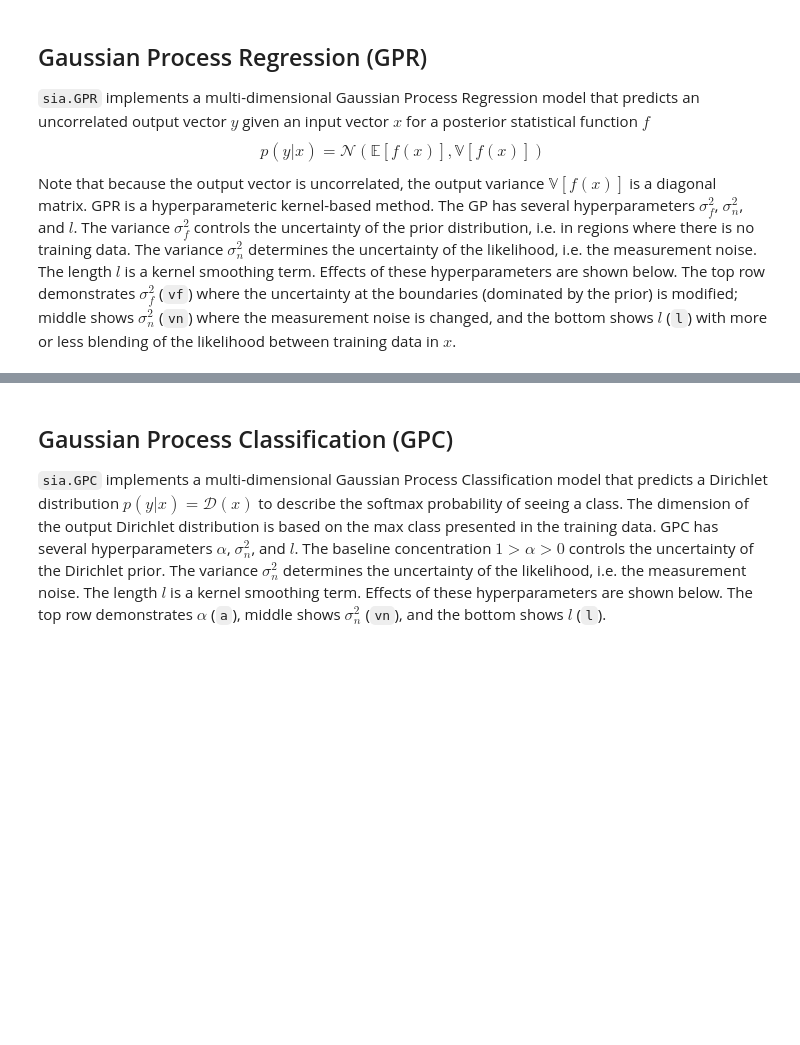
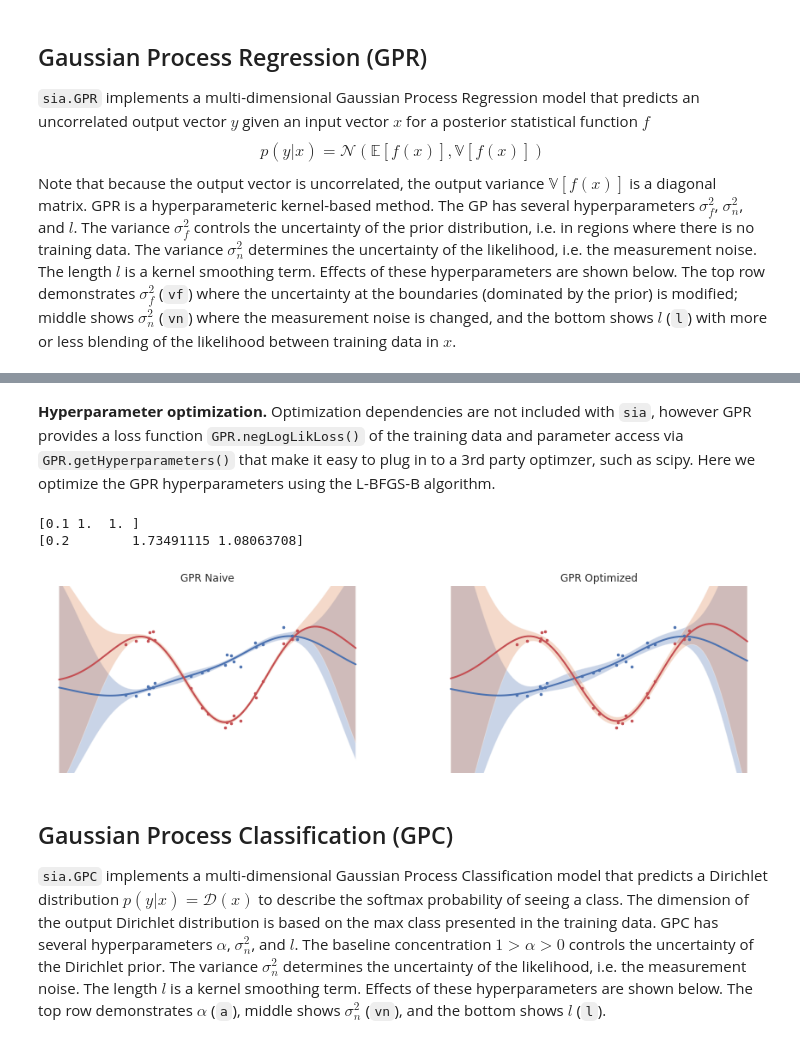
Before and after one commit to parkerowan/libsia, a Jupyter notebook: docs/belief/belief.ipynb, the cells around one changed output, grey strips where cells are left out. Cells and saved outputs as stored; diff of their text form; code cells hidden in the pictures; blank space fills up the shorter version.

Commit message:
Adds log likelihood loss to GPR, scipy optimization example to docs

```diff
--- a/docs/belief/belief.ipynb
+++ b/docs/belief/belief.ipynb
@@ -512,3 +512,58 @@ for i in range(len(ax)):
+# %% [markdown]
+**Hyperparameter optimization.** Optimization dependencies are not included with `sia`, however GPR provides a loss function `GPR.negLogLikLoss()` of the training data and parameter access via `GPR.getHyperparameters()` that make it easy to plug in to a 3rd party optimzer, such as scipy.  Here we optimize the GPR hyperparameters using the L-BFGS-B algorithm.
+# %%
+from scipy.optimize import minimize
+
+gpr_naive = sia.GPR(np.array([xtrain]), ytrain)
+gpr_optm = sia.GPR(np.array([xtrain]), ytrain)
+
+# Optimize the hyperparameters using the L-BFGS-B algorithm
+# and the negative log likelihood loss function provided by the sia.GPR
+res = minimize(gpr_optm.negLogLikLoss,
+               x0=gpr_optm.getHyperparameters(),
+               bounds=((2e-1, 10), (1e-2, 50), (1e-2, 50)),
+               options={'disp': True},
+               method='L-BFGS-B')
+gpr_optm.setHyperparameters(res.x)
+print(gpr_naive.getHyperparameters())
+print(gpr_optm.getHyperparameters())
+
+models = {
+    "Naive": gpr_naive,
+    "Optimized": gpr_optm
+}
+
+# Plot the raw data
+f, ax = plt.subplots(nrows=1, ncols=2, figsize=(15, 4))
+ax = ax.flat
+sns.despine(f, left=True, bottom=True)
+
+for i in range(len(models.values())):
+    key = list(models.keys())[i]
+
+    # Evaluate it
+    xtest = np.linspace(-1, 5, 101)
+    gpr_mu = np.zeros((2, len(xtest)))
+    gpr_sig = np.zeros((2, len(xtest)))
+    for k in range(len(xtest)):
+        gaussian = models[key].predict(np.array([xtest[k]]))
+        gpr_mu[:, k] = gaussian.mean()
+        gpr_sig[:, k] = np.diag(gaussian.covariance())
+
+    # Plot the belief for each axis and overlay the training data
+    ax[i].fill_between(xtest, gpr_mu[0, :] + 3 * gpr_sig[0, :], gpr_mu[0, :] - 3 * gpr_sig[0, :],  alpha=0.3)
+    ax[i].plot(xtest, gpr_mu[0, :], 'b', lw=2)
+    ax[i].fill_between(xtest, gpr_mu[1, :] + 3 * gpr_sig[1, :], gpr_mu[1, :] - 3 * gpr_sig[1, :],  alpha=0.3)
+    ax[i].plot(xtest, gpr_mu[1, :], 'r', lw=2)
+    ax[i].plot(xtrain, ytrain[0, :], '.b', ms=5)
+    ax[i].plot(xtrain, ytrain[1, :], '.r', ms=5)
+    ax[i].set_ylim((-2, 2))
+    ax[i].axis("off")
+    ax[i].set_title("GPR {}".format(key));
+# %% [output]
+[0.1 1.  1. ]
+[0.2        1.73491115 1.08063708]
+[figure, added]
 # %% [markdown]
 ## Gaussian Process Classification (GPC)
 
```
Also changed, not shown: parts of 2 cells of this notebook, 8 other files.
